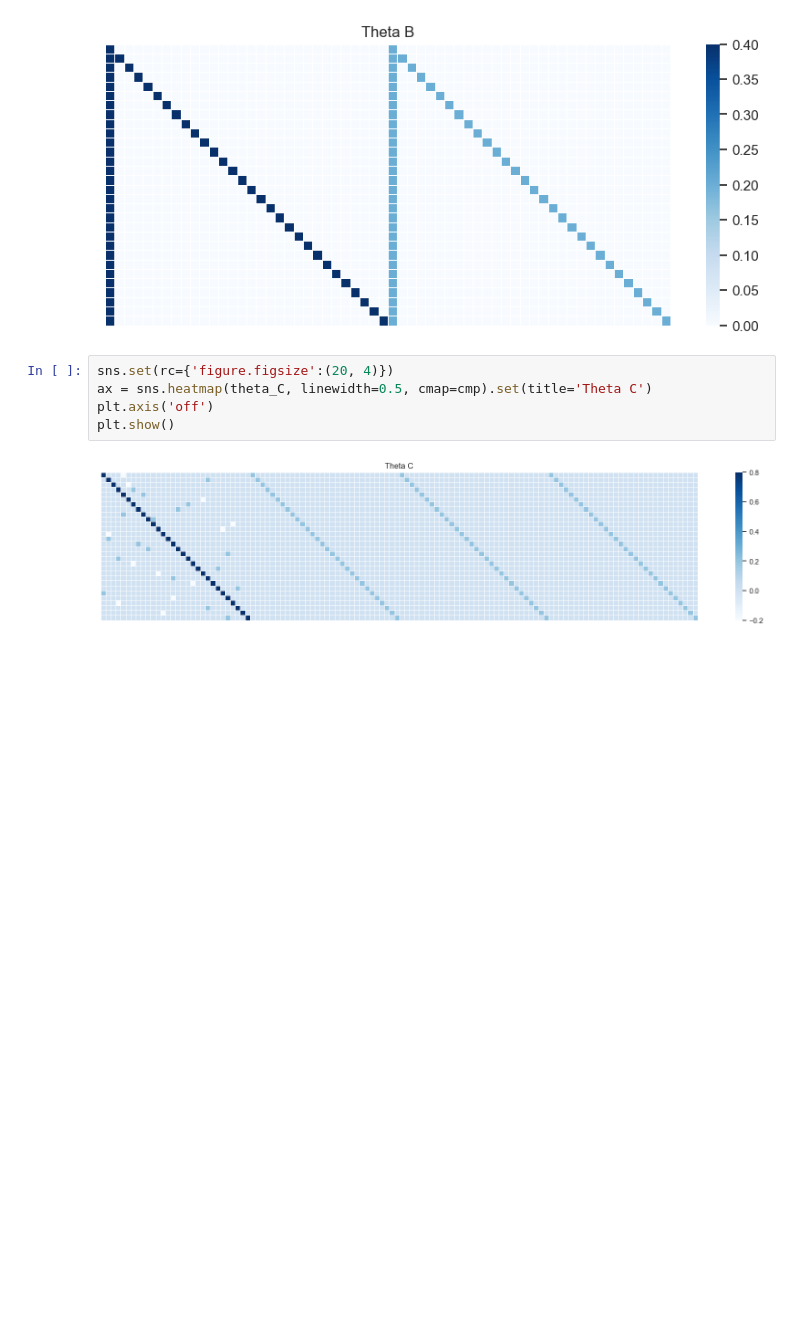
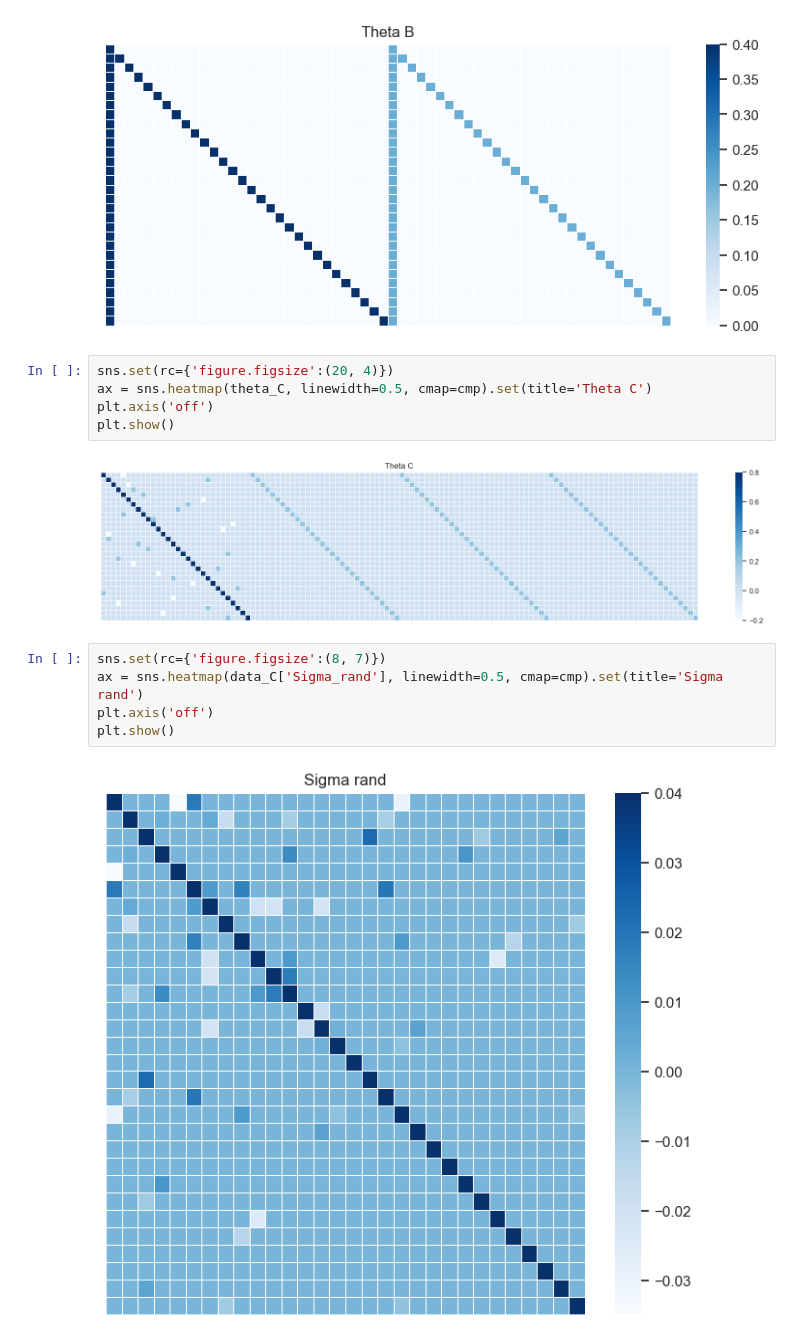
Before and after one commit to arthur900530/Neural-Network-on-Granger-Causality-and-VAR, a Jupyter notebook: src/var_simulation_demo.ipynb, the cells around one changed output. Drawn from its saved outputs; the diff is of its cells as text; blank space fills up the shorter version.

Commit message:
add Sigma_rand for error in retail data simulation

```diff
--- a/src/var_simulation_demo.ipynb
+++ b/src/var_simulation_demo.ipynb
@@ -37,3 +37,10 @@ plt.axis('off')
 plt.show()
 # %% [output]
 [figure]
+# %%
+sns.set(rc={'figure.figsize':(8, 7)})
+ax = sns.heatmap(data_C['Sigma_rand'], linewidth=0.5, cmap=cmp).set(title='Sigma rand')
+plt.axis('off')
+plt.show()
+# %% [output]
+[figure, added]
```
Also changed, not shown: 2 other files.
